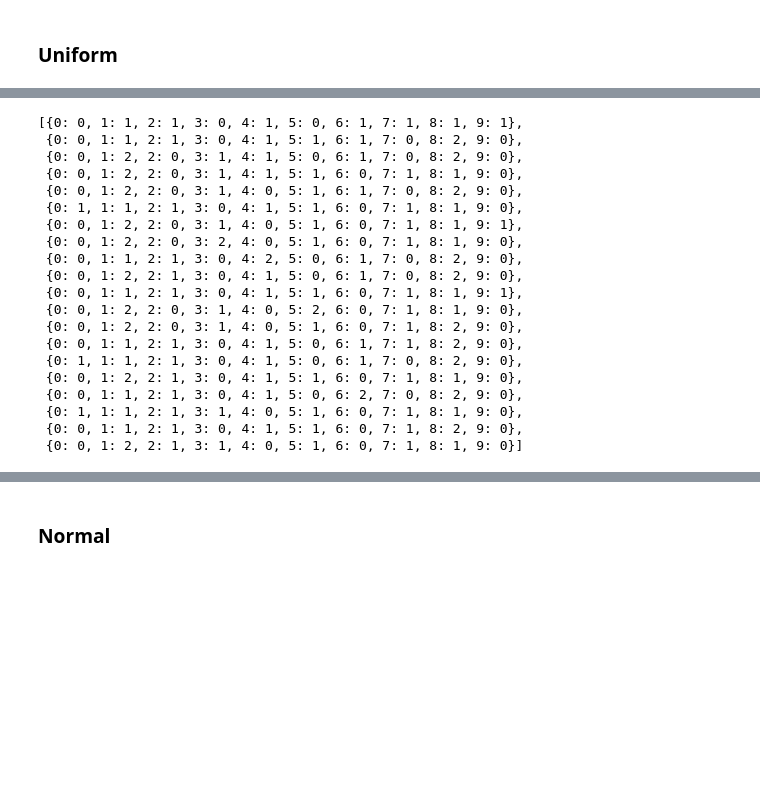
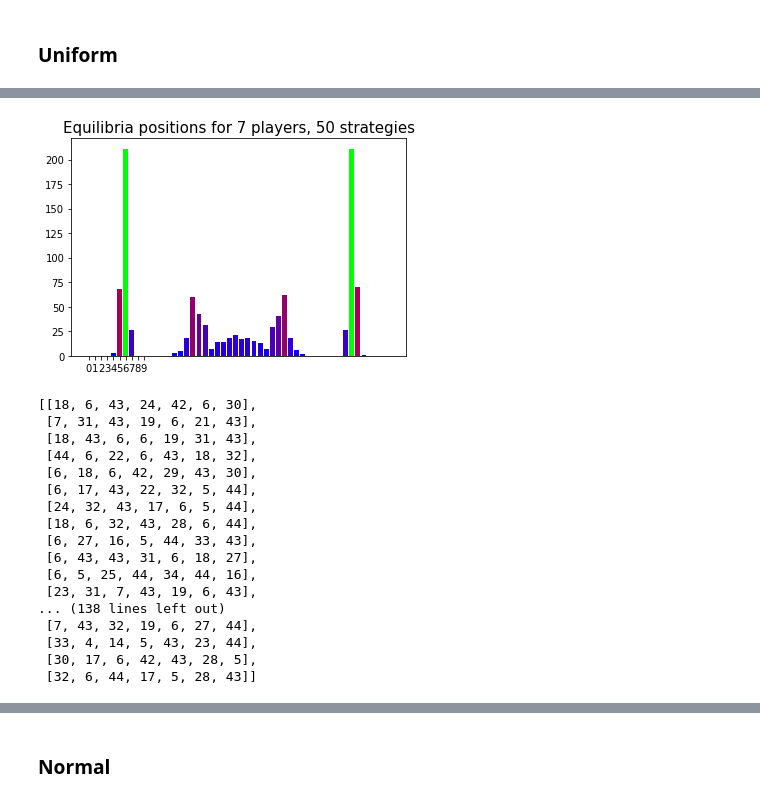
Before and after one commit to l-khali/project_1_election_game, a Jupyter notebook: iterative_method_results_continuous.ipynb, the cells around one changed output, grey strips where cells are left out. Saved outputs shown, nothing was run; the diff lists cells and outputs as text; code cells hidden in the pictures; blank space fills up the shorter version.

```diff
--- a/iterative_method_results_continuous.ipynb
+++ b/iterative_method_results_continuous.ipynb
@@ -36,24 +45,22 @@ iterative_method_functions.election_equilibrium(6,100)
 # %%
-iterative_method_functions.election_equilibrium(7,100)
+iterative_method_functions.election_equilibrium(7,50)
 # %% [output]
+[figure, added]
-[{0: 0, 1: 1, 2: 1, 3: 0, 4: 1, 5: 0, 6: 1, 7: 1, 8: 1, 9: 1},
- {0: 0, 1: 1, 2: 1, 3: 0, 4: 1, 5: 1, 6: 1, 7: 0, 8: 2, 9: 0},
- {0: 0, 1: 2, 2: 0, 3: 1, 4: 1, 5: 0, 6: 1, 7: 0, 8: 2, 9: 0},
- {0: 0, 1: 2, 2: 0, 3: 1, 4: 1, 5: 1, 6: 0, 7: 1, 8: 1, 9: 0},
- {0: 0, 1: 2, 2: 0, 3: 1, 4: 0, 5: 1, 6: 1, 7: 0, 8: 2, 9: 0},
- {0: 1, 1: 1, 2: 1, 3: 0, 4: 1, 5: 1, 6: 0, 7: 1, 8: 1, 9: 0},
- {0: 0, 1: 2, 2: 0, 3: 1, 4: 0, 5: 1, 6: 0, 7: 1, 8: 1, 9: 1},
- {0: 0, 1: 2, 2: 0, 3: 2, 4: 0, 5: 1, 6: 0, 7: 1, 8: 1, 9: 0},
- {0: 0, 1: 1, 2: 1, 3: 0, 4: 2, 5: 0, 6: 1, 7: 0, 8: 2, 9: 0},
- {0: 0, 1: 2, 2: 1, 3: 0, 4: 1, 5: 0, 6: 1, 7: 0, 8: 2, 9: 0},
- {0: 0, 1: 1, 2: 1, 3: 0, 4: 1, 5: 1, 6: 0, 7: 1, 8: 1, 9: 1},
- {0: 0, 1: 2, 2: 0, 3: 1, 4: 0, 5: 2, 6: 0, 7: 1, 8: 1, 9: 0},
- {0: 0, 1: 2, 2: 0, 3: 1, 4: 0, 5: 1, 6: 0, 7: 1, 8: 2, 9: 0},
- {0: 0, 1: 1, 2: 1, 3: 0, 4: 1, 5: 0, 6: 1, 7: 1, 8: 2, 9: 0},
- {0: 1, 1: 1, 2: 1, 3: 0, 4: 1, 5: 0, 6: 1, 7: 0, 8: 2, 9: 0},
- {0: 0, 1: 2, 2: 1, 3: 0, 4: 1, 5: 1, 6: 0, 7: 1, 8: 1, 9: 0},
- {0: 0, 1: 1, 2: 1, 3: 0, 4: 1, 5: 0, 6: 2, 7: 0, 8: 2, 9: 0},
- {0: 1, 1: 1, 2: 1, 3: 1, 4: 0, 5: 1, 6: 0, 7: 1, 8: 1, 9: 0},
- {0: 0, 1: 1, 2: 1, 3: 0, 4: 1, 5: 1, 6: 0, 7: 1, 8: 2, 9: 0},
- {0: 0, 1: 2, 2: 1, 3: 1, 4: 0, 5: 1, 6: 0, 7: 1, 8: 1, 9: 0}]
+[[18, 6, 43, 24, 42, 6, 30],
+ [7, 31, 43, 19, 6, 21, 43],
+ [18, 43, 6, 6, 19, 31, 43],
+ [44, 6, 22, 6, 43, 18, 32],
+ [6, 18, 6, 42, 29, 43, 30],
+ [6, 17, 43, 22, 32, 5, 44],
+ [24, 32, 43, 17, 6, 5, 44],
+ [18, 6, 32, 43, 28, 6, 44],
+ [6, 27, 16, 5, 44, 33, 43],
+ [6, 43, 43, 31, 6, 18, 27],
+ [6, 5, 25, 44, 34, 44, 16],
+ [23, 31, 7, 43, 19, 6, 43],
+... (138 lines left out)
+ [7, 43, 32, 19, 6, 27, 44],
+ [33, 4, 14, 5, 43, 23, 44],
+ [30, 17, 6, 42, 43, 28, 5],
+ [32, 6, 44, 17, 5, 28, 43]]
 # %%
```
Also changed, not shown: parts of 17 cells of this notebook, 2 other files.
